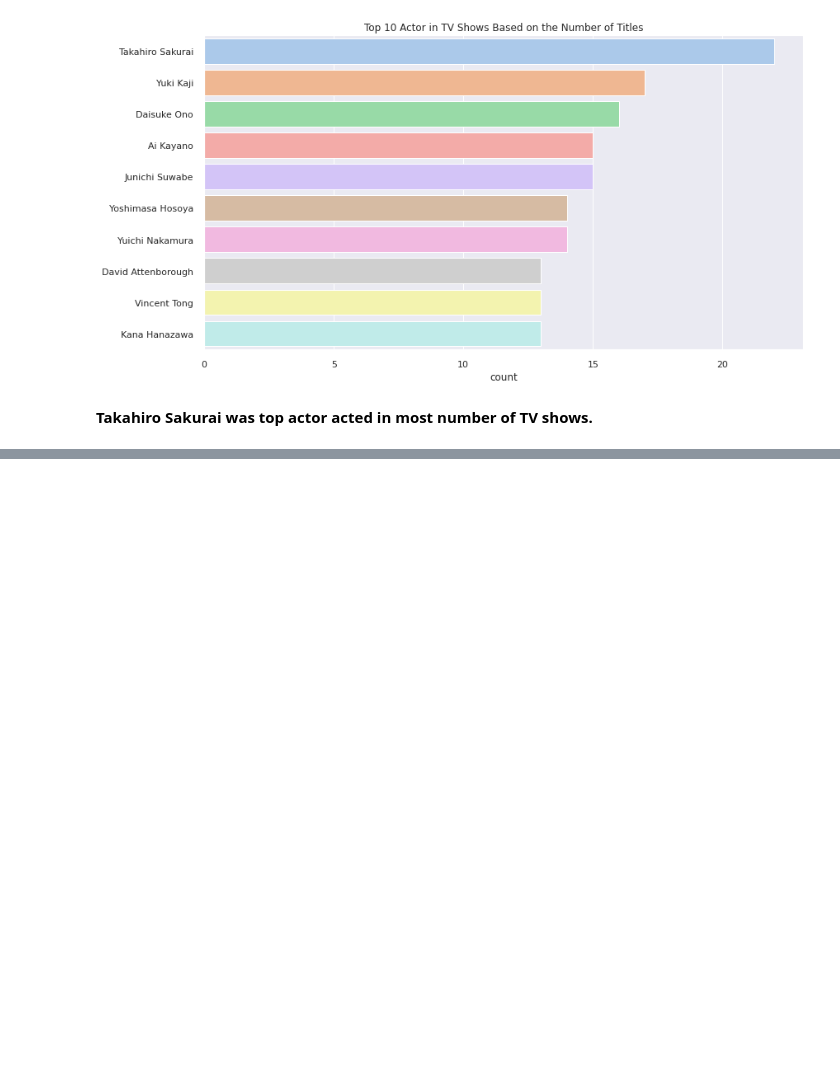
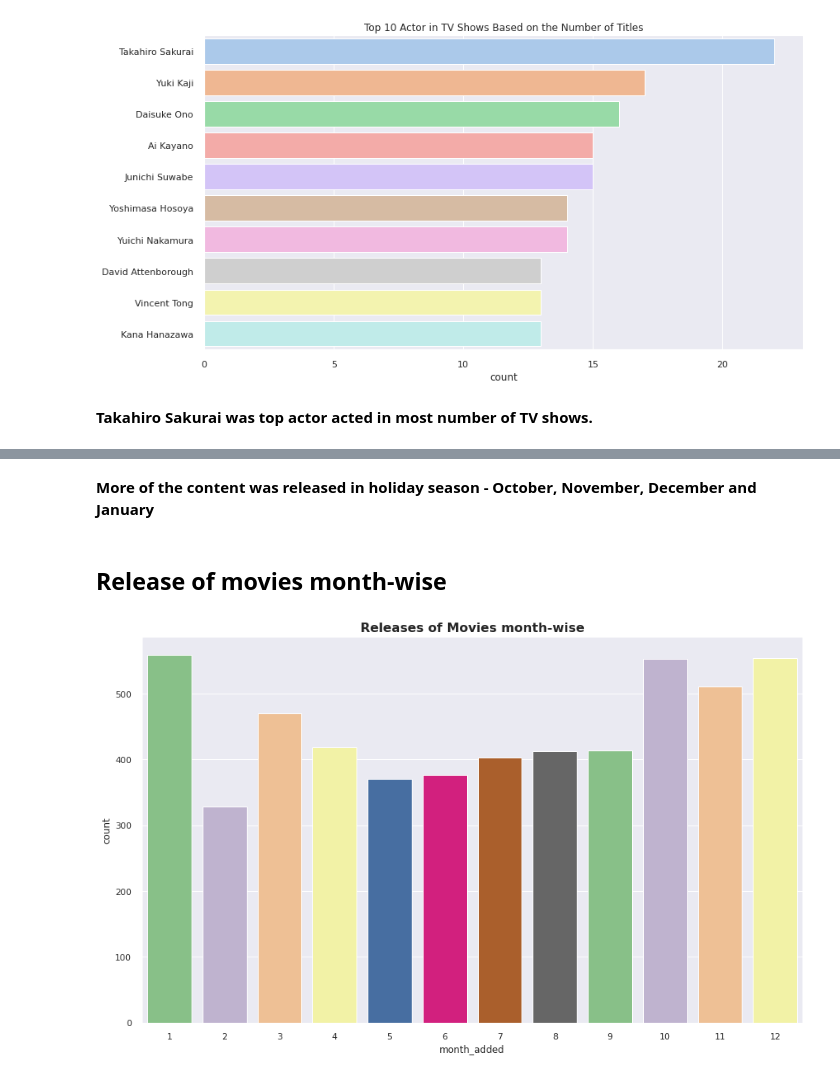
Before and after one commit to Bhushan271098/NETFLIX-MOVIES-AND-TV-SHOWS-CLUSTERING, a Jupyter notebook: Copy_of_NETFLIX_MOVIES_AND_TV_SHOWS_CLUSTERING.ipynb, the cells around one changed output, grey strips where cells are left out. Saved outputs shown, nothing was run; the diff lists cells and outputs as text; code cells hidden in the pictures; blank space fills up the shorter version.

```diff
--- a/Copy_of_NETFLIX_MOVIES_AND_TV_SHOWS_CLUSTERING.ipynb
+++ b/Copy_of_NETFLIX_MOVIES_AND_TV_SHOWS_CLUSTERING.ipynb
@@ -562,0 +594,13 @@ plt.show()
+# %% [markdown]
+**More of the content was released in holiday season - October, November, December and January**
+# %% [markdown]
+## **Release of movies month-wise**
+# %%
+# Release of movies month-wise
+sns.set(rc={'figure.figsize':(15,9)})
+sns.countplot(x='month_added',data=netflix_movies,palette="Accent")
+
+plt.title('Releases of Movies month-wise',size='16',fontweight="bold")
+plt.show()
+# %% [output]
+[figure, added]
```
Also changed, not shown: parts of 22 cells of this notebook.
